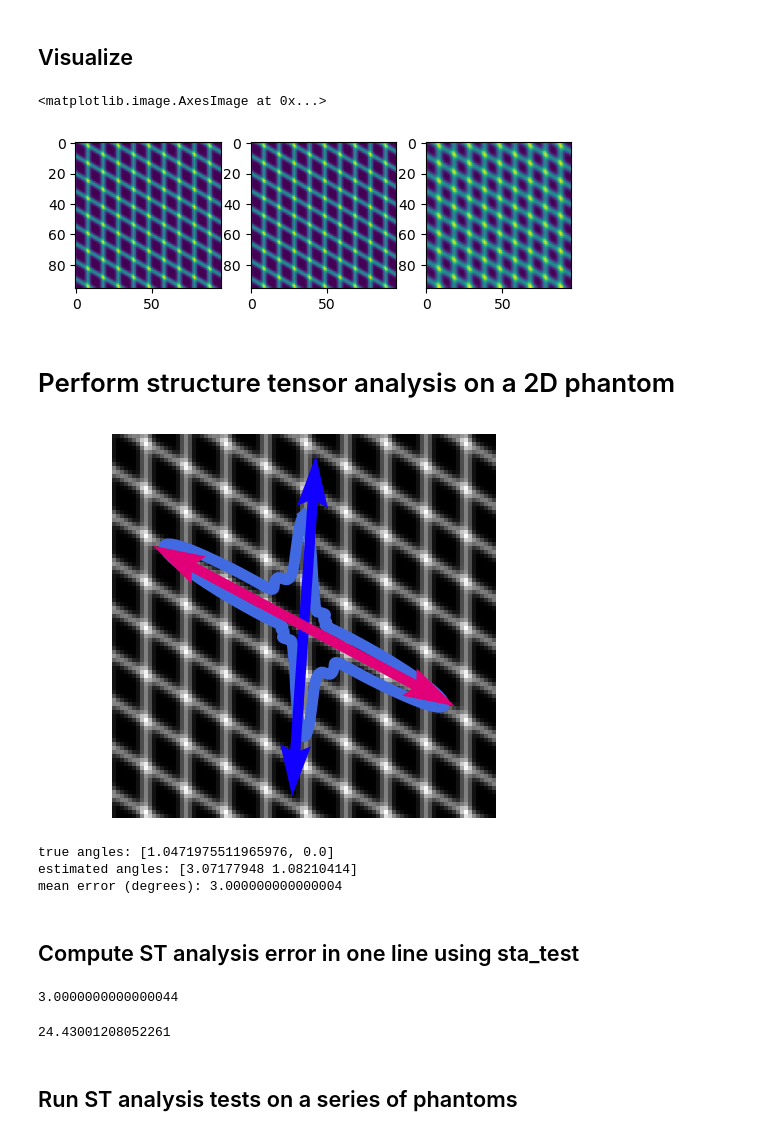
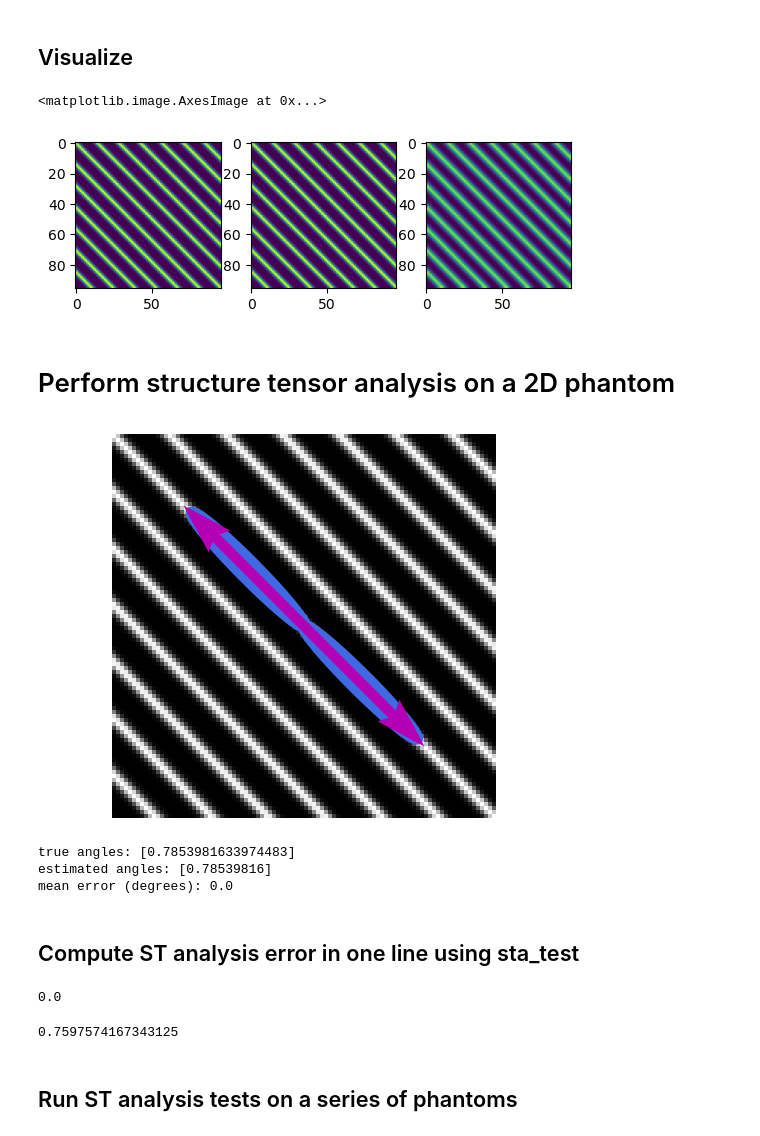
Before and after one commit to BrysonGray/structure_tensor_validation, a Jupyter notebook: notebooks/run_st_analysis_validation.ipynb, the cells around one changed output. Saved outputs shown, nothing was run; the diff lists cells and outputs as text; code cells hidden in the pictures.

```diff
--- a/notebooks/run_st_analysis_validation.ipynb
+++ b/notebooks/run_st_analysis_validation.ipynb
@@ -36,7 +37,7 @@ idx = np.random.randint(0,len(angles), size=2)
 # true_angles_3d = np.stack((angles[idx[0]], angles[idx[1]]))
 
 # or a single random direction from angles
-true_angles_3d = np.array(angles[idx[0]])
+true_angles_3d = np.array(angles[idx[0]])[None]
 print(f'angle: {true_angles_3d}')
 
 # set the image dimensions
@@ -95,9 +96,9 @@ sigma_g = 0.5 # gradient standard deviation
 sigma_w = 0.5 # window standard deviation
 
 # compute structure tensors given the phantom image and standard deviations
-S = histology.structure_tensor(I, derivative_sigma=sigma_g, tensor_sigma=sigma_w)
+S = sta.structure_tensor(I, derivative_sigma=sigma_g, tensor_sigma=sigma_w)
 # compute angles from structure tensors
-angles = histology.angles(S, cartesian=True)
+angles = sta.angles(S, cartesian=True)
 angles = angles.reshape(-1,3)
 
 # convert true angles to cartesian coordinates for comparison with estimated angles
@@ -117,7 +118,7 @@ elif len(true_angles_) == 2:
     diff = periodic_kmeans.multiple_exclusive_distances(diff)
     diff = np.mean(diff) * 180 / np.pi
 
-histology.plot_angles_3d(I, vectors=angles, means=means)
+visualize.plot_angles_3d(I, vectors=angles, means=means)
 # Note the arrows are colored according to their direction.
 # The rgb color components are set to the absolute value of the xyz components:
 # x=red, y=green, z=blue.
@@ -138,10 +137,10 @@ mean error (degrees): 8.967342170688143
 ## Set the phantom parameters
 # %%
 # Choose two angles
-true_angles_2d = [np.pi/3, 0.0]
+# true_angles_2d = [np.pi/3, 0.0]
 
 # or one angle
-# true_angles_2d = [np.pi/4]
+true_angles_2d = [np.pi/4]
 
 # set the image dimensions
 shape = (96,96)
@@ -171,57 +170,57 @@ ax[1].imshow(image_iso_2d)
 ax[2].imshow(image_iso_blur_2d)
 # %% [output]
 <matplotlib.image.AxesImage at 0x...>
-[figure, old version]
+[figure, new version]
 # %% [markdown]
 # Perform structure tensor analysis on a 2D phantom
 # %%
 I = image_iso_2d
 sigma_g = 0.5 # gradient standard deviation
 sigma_w = 0.0 # window standard deviation
 
 # compute structure tensors given the phantom image and standard deviations
-S = histology.structure_tensor(I, derivative_sigma=sigma_g, tensor_sigma=sigma_w)
+S = sta.structure_tensor(I, derivative_sigma=sigma_g, tensor_sigma=sigma_w)
 # compute angles from structure tensors
-angles = histology.angles(S)
+angles = sta.angles(S)
 angles = angles.flatten()#[..., None]
 angles = np.where(angles < 0, angles + np.pi, angles) # flip angles to be in the range [0,pi] for periodic kmeans
 
 # Estimate 1 or 2 mean angles from estimated angles using k-means algorithm
 if len(true_angles_2d) == 1:
     x = np.arange(180) * np.pi/180
     means = periodic_kmeans.periodic_mean(angles.flatten(), x, period=np.pi)[None]
 elif len(true_angles_2d) == 2:
     means = periodic_kmeans.periodic_kmeans(angles.flatten(), period=np.pi, k=2)
 
 mean_colors = np.abs([np.sin(means), np.zeros(len(means)), np.cos(means)]).T
 
-histology.plot_angles(I, angles=angles, means=means, mean_colors=mean_colors)
+visualize.plot_angles(I, angles=angles, means=means, mean_colors=mean_colors)
 # Note the arrows are colored according to their directions.
 print(f'true angles: {true_angles_2d}')
 print(f'estimated angles: {means}')
 
 diff = periodic_kmeans.distance(means, np.array(true_angles_2d), period=np.pi)
 diff = diff.min(0) * 180/np.pi
 error = np.mean(diff)
 
 print(f'mean error (degrees): {error}')
 # %% [output]
-[figure, old version]
+[figure, new version]
-true angles: [1.0471975511965976, 0.0]
-estimated angles: [3.07177948 1.08210414]
-mean error (degrees): 3.000000000000004
+true angles: [0.7853981633974483]
+estimated angles: [0.78539816]
+mean error (degrees): 0.0
 # %% [markdown]
 ## Compute ST analysis error in one line using sta_test
 # %%
 error = sta_validate.sta_test(image_iso_2d, derivative_sigma=sigma_g, tensor_sigma=sigma_w, true_thetas=true_angles_2d)
 print(error)
 # %% [output]
-3.0000000000000044
+0.0
 # %%
-error = sta_validate.sta_test(image_iso_3d, derivative_sigma=sigma_g, tensor_sigma=sigma_w, true_thetas=true_angles_3d)
+error = sta_validate.sta_test(image_iso_3d, derivative_sigma=0.5, tensor_sigma=0.5, true_thetas=true_angles_3d)
 print(error)
 # %% [output]
-24.43001208052261
+0.7597574167343125
 # %% [markdown]
 ## Run ST analysis tests on a series of phantoms
 # %%
```
Also changed, not shown: parts of 11 cells of this notebook, 19 other files.
